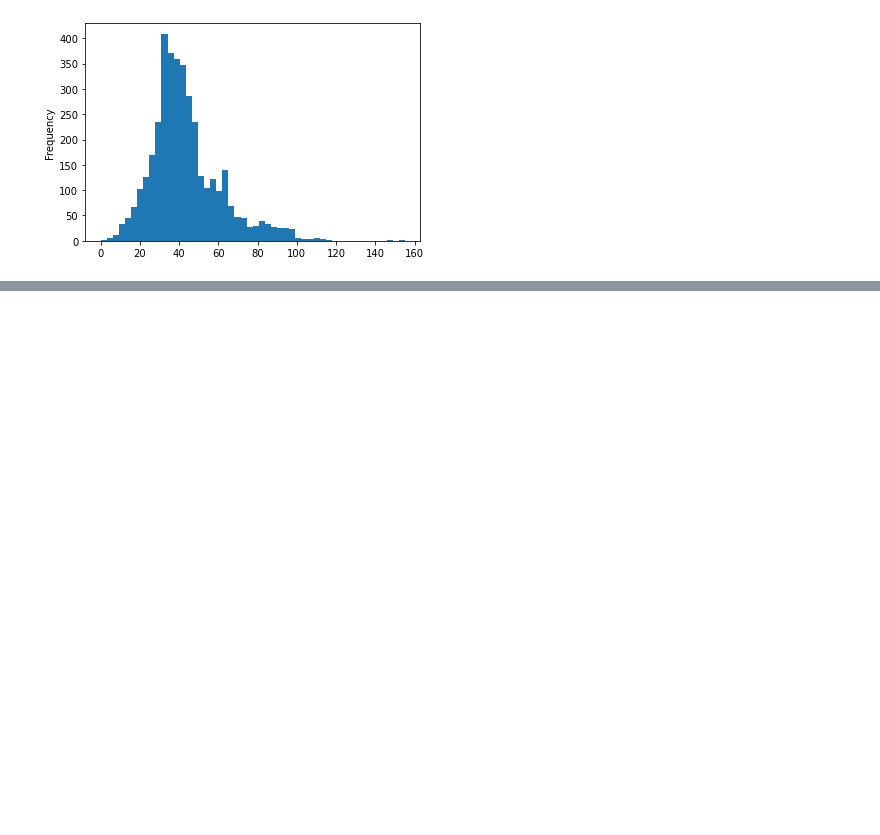
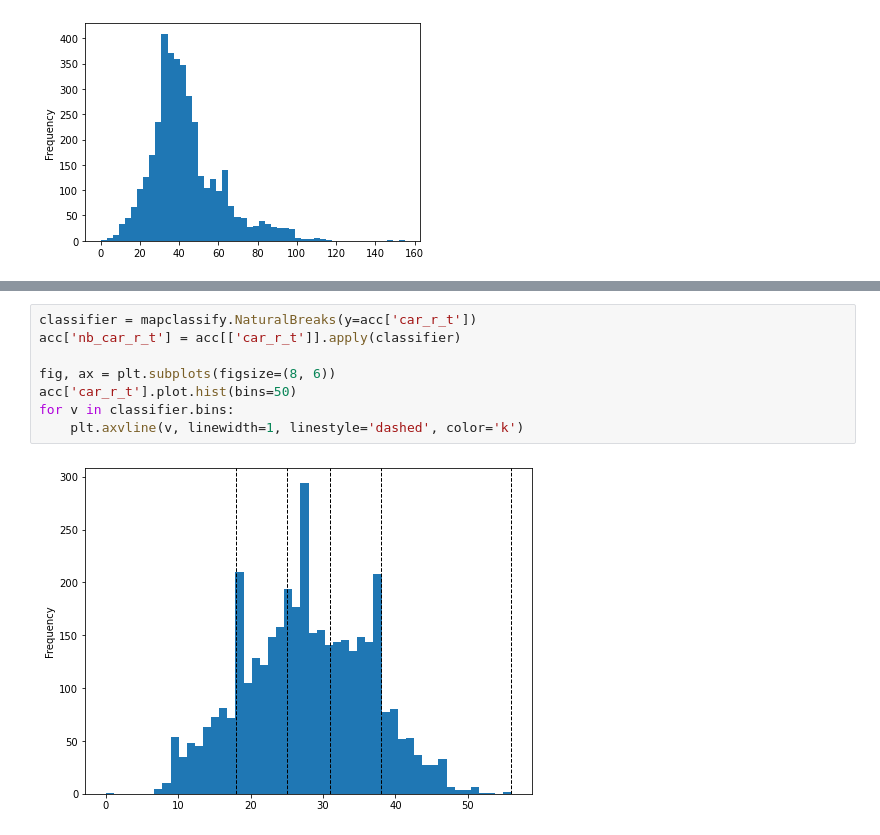
Before and after one commit to Joe-Degs/AutoGIS, a Jupyter notebook: lesson4/data_reclassification.ipynb, the cells around one changed output, grey strips where cells are left out. Drawn from its saved outputs; the diff is of its cells as text; blank space fills up the shorter version.

```diff
--- a/lesson4/data_reclassification.ipynb
+++ b/lesson4/data_reclassification.ipynb
@@ -121,0 +154,10 @@ acc['pt_r_tt'].plot.hist(bins=50)
+# %%
+classifier = mapclassify.NaturalBreaks(y=acc['car_r_t'])
+acc['nb_car_r_t'] = acc[['car_r_t']].apply(classifier)
+
+fig, ax = plt.subplots(figsize=(8, 6))
+acc['car_r_t'].plot.hist(bins=50)
+for v in classifier.bins:
+    plt.axvline(v, linewidth=1, linestyle='dashed', color='k')
+# %% [output]
+[figure, added]
```
Also changed, not shown: parts of 13 cells of this notebook, 20 other files.
